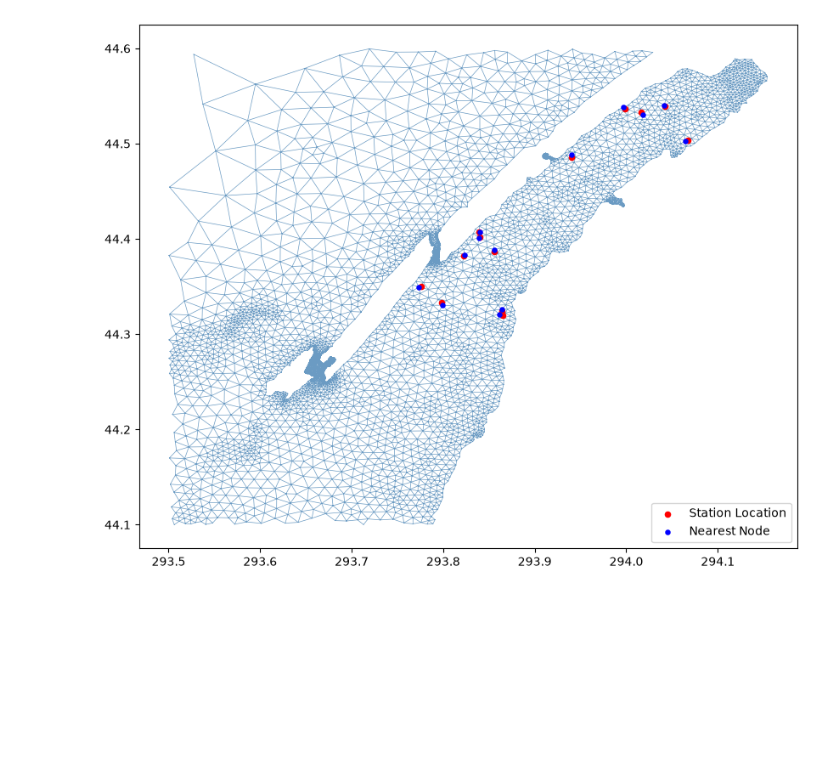
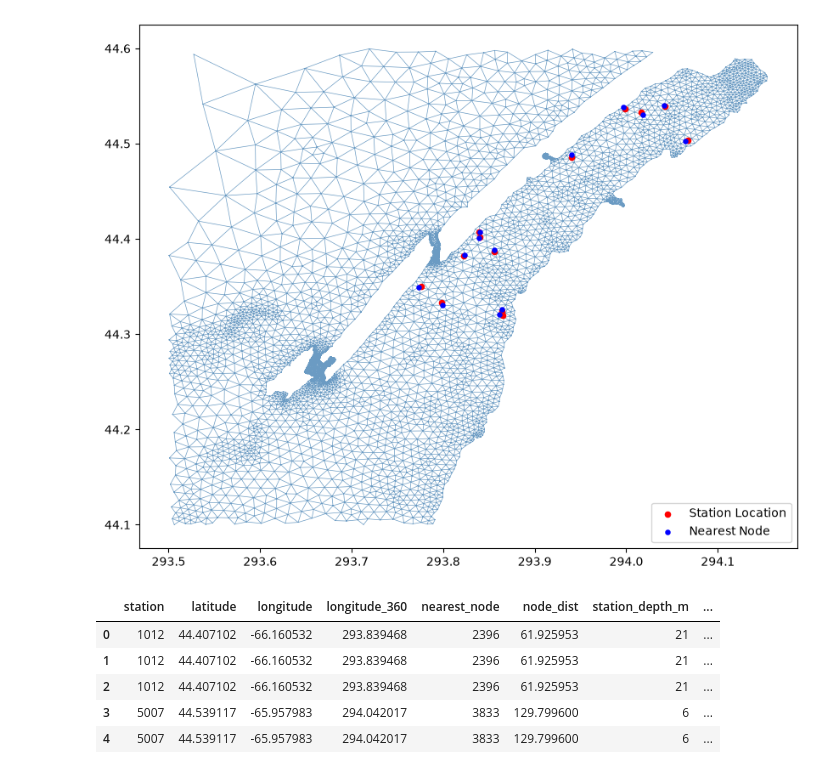
Before and after one commit to oceanhackweek/ohw26_model_downsampling, a Jupyter notebook: contributor_folders/rachel/match_height_of_fvcom_with_cmar.ipynb, the cells around one changed output. Saved outputs shown, nothing was run; the diff lists cells and outputs as text; code cells hidden in the pictures; blank space fills up the shorter version.

```diff
--- a/contributor_folders/rachel/match_height_of_fvcom_with_cmar.ipynb
+++ b/contributor_folders/rachel/match_height_of_fvcom_with_cmar.ipynb
@@ -160,4 +177,15 @@ ax.legend()
 plt.show()
 # %% [output]
 [figure]
+# %%
+# Join distinct depths back into the station location dataset
+station_location_data = station_location_data.merge(station_data, how="right")
+station_location_data.head()
+# %% [output]
+|  | station | latitude | longitude | longitude_360 | nearest_node | node_dist | station_depth_m | ... |
+| 0 | 1012 | 44.407102 | -66.160532 | 293.839468 | 2396 | 61.925953 | 21 | ... |
+| 1 | 1012 | 44.407102 | -66.160532 | 293.839468 | 2396 | 61.925953 | 21 | ... |
+| 2 | 1012 | 44.407102 | -66.160532 | 293.839468 | 2396 | 61.925953 | 21 | ... |
+| 3 | 5007 | 44.539117 | -65.957983 | 294.042017 | 3833 | 129.799600 | 6 | ... |
+| 4 | 5007 | 44.539117 | -65.957983 | 294.042017 | 3833 | 129.799600 | 6 | ... |
 # %%
```
Also changed, not shown: parts of 14 cells of this notebook.
